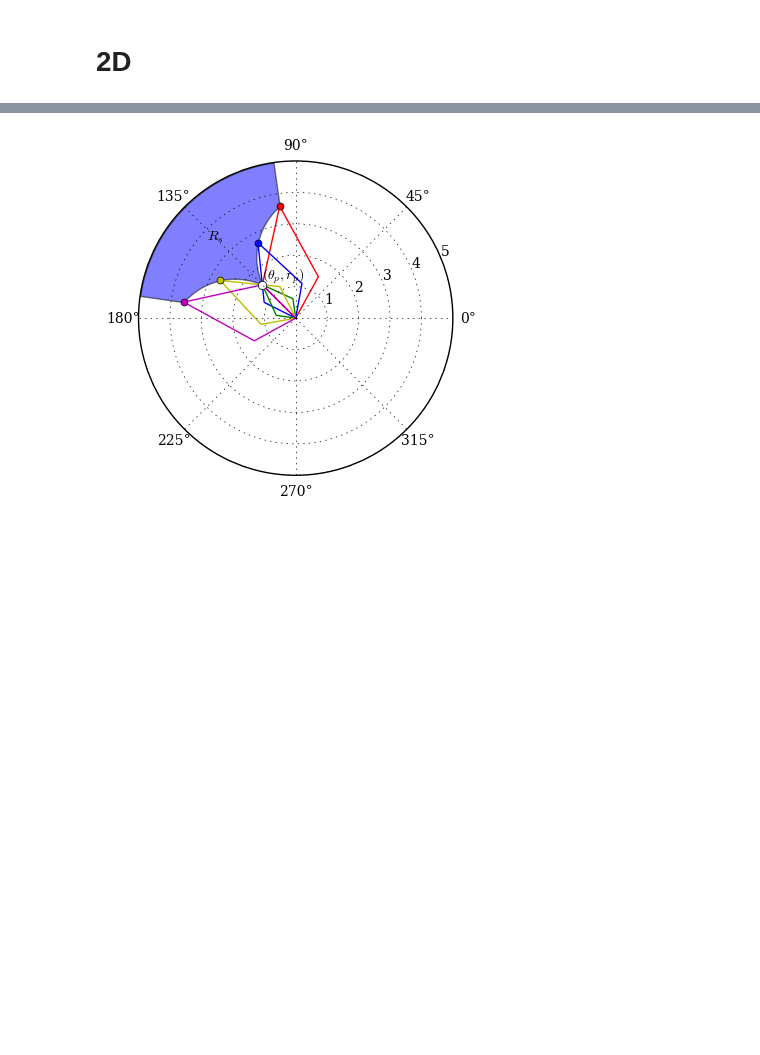
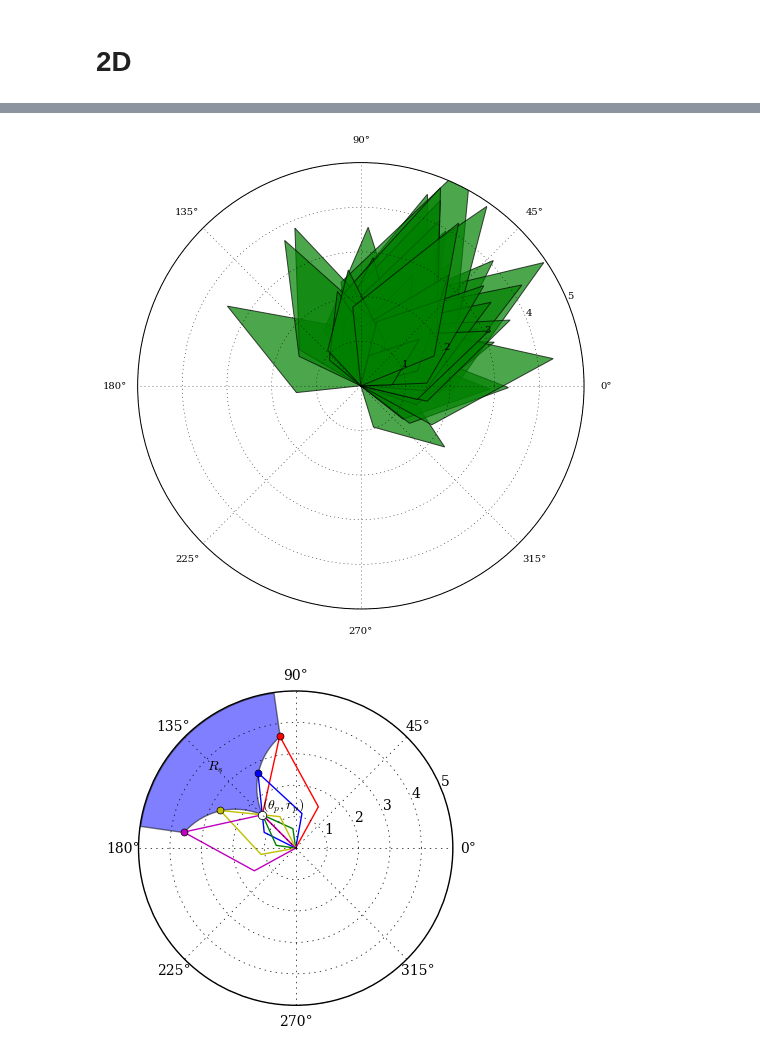
Before and after one commit to OliverEvans96/kelp, a Jupyter notebook: python/kelp_shading.ipynb, the cells around one changed output, grey strips where cells are left out. Cells and saved outputs as stored; diff of their text form; code cells hidden in the pictures; blank space fills up the shorter version.

```diff
--- a/python/kelp_shading.ipynb
+++ b/python/kelp_shading.ipynb
@@ -59,3 +59,10 @@ plot_rope(50,L_mean=3,L_std=1,vw=1,theta_w_deg=120)
+# %%
+figure(figsize=[8,8])
+gca(projection='polar')
+plot_rope(50,L_mean=3,L_std=1,vw=4,theta_w_deg=45)
+savefig('../reports/figures/kelp_sample_2.png')
+# %% [output]
+[figure, added]
 # %%
 import seaborn as sns
 sns.set_style('whitegrid')
```
Also changed, not shown: parts of 1 cell of this notebook, 2 other files.
